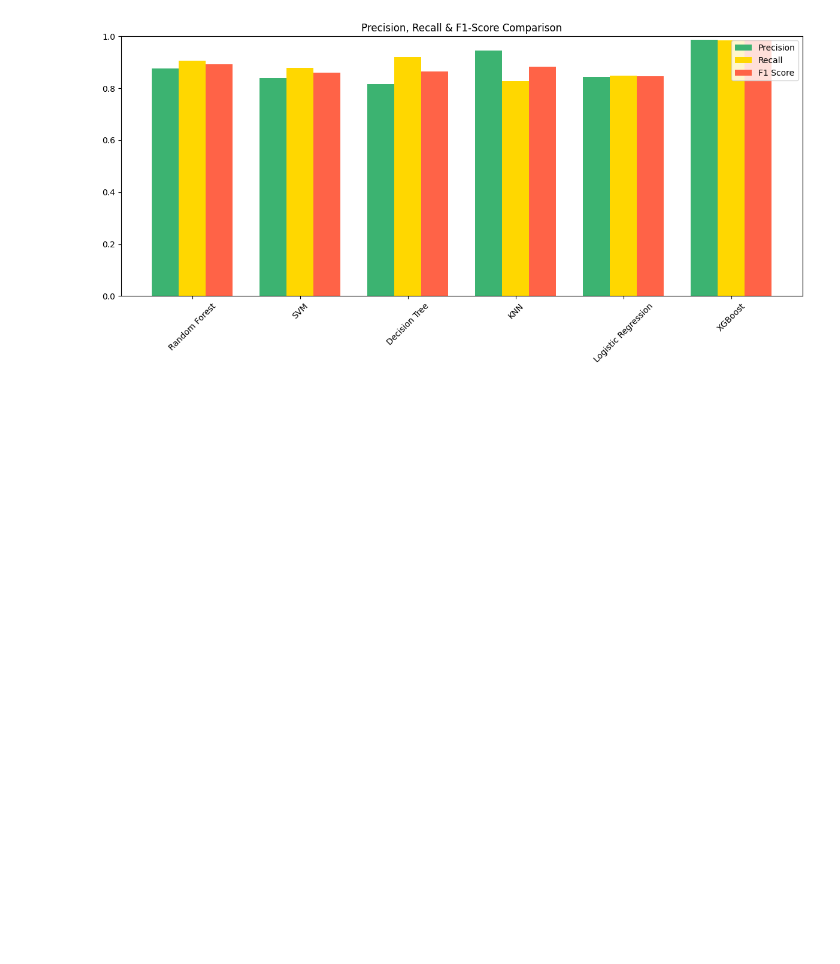
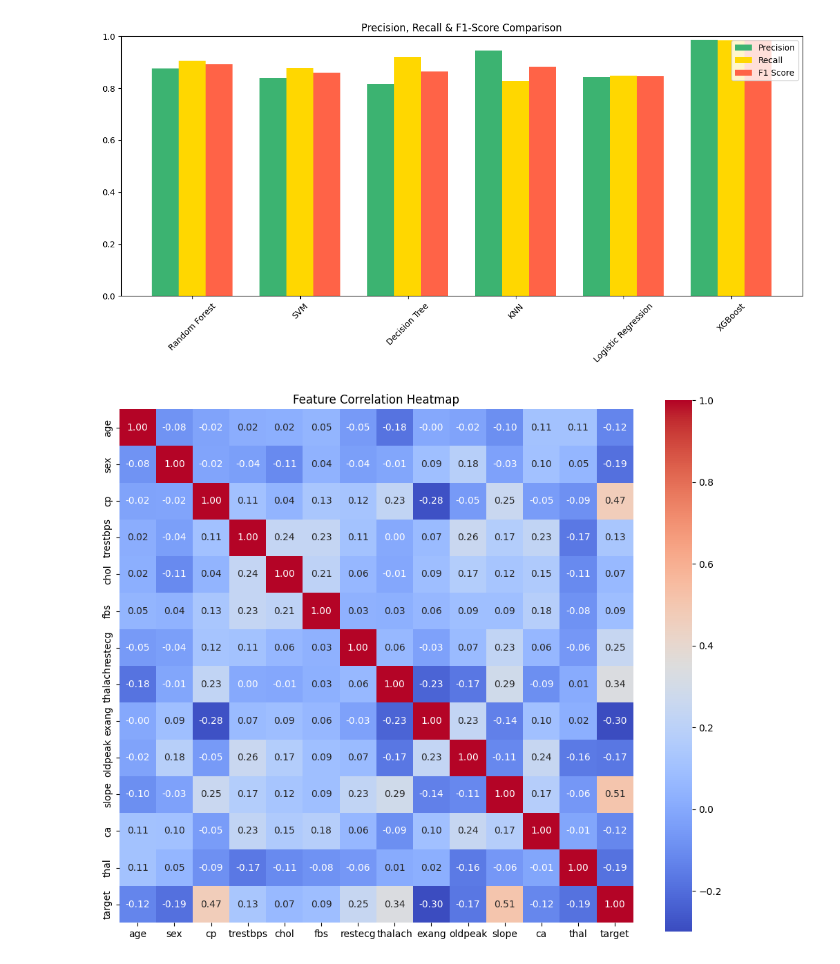
Before and after one commit to ESWARVETLA-19/heart_disease_prediction, a Jupyter notebook: heart/clean.ipynb, the cells around one changed output. Drawn from its saved outputs; the diff is of its cells as text; code cells hidden in the pictures; blank space fills up the shorter version.

```diff
--- a/heart/clean.ipynb
+++ b/heart/clean.ipynb
@@ -219,3 +219,14 @@ plt.tight_layout()
 plt.show()
 # %% [output]
 [figure]
+# %%
+import seaborn as sns
+corr_matrix = data.corr(numeric_only=True)
+
+# Plot heatmap
+plt.figure(figsize=(12, 10))
+sns.heatmap(corr_matrix, annot=True, fmt=".2f", cmap="coolwarm", square=True)
+plt.title("Feature Correlation Heatmap")
+plt.show()
+# %% [output]
+[figure, added]
```
Also changed, not shown: parts of 1 cell of this notebook, 2 other files.
